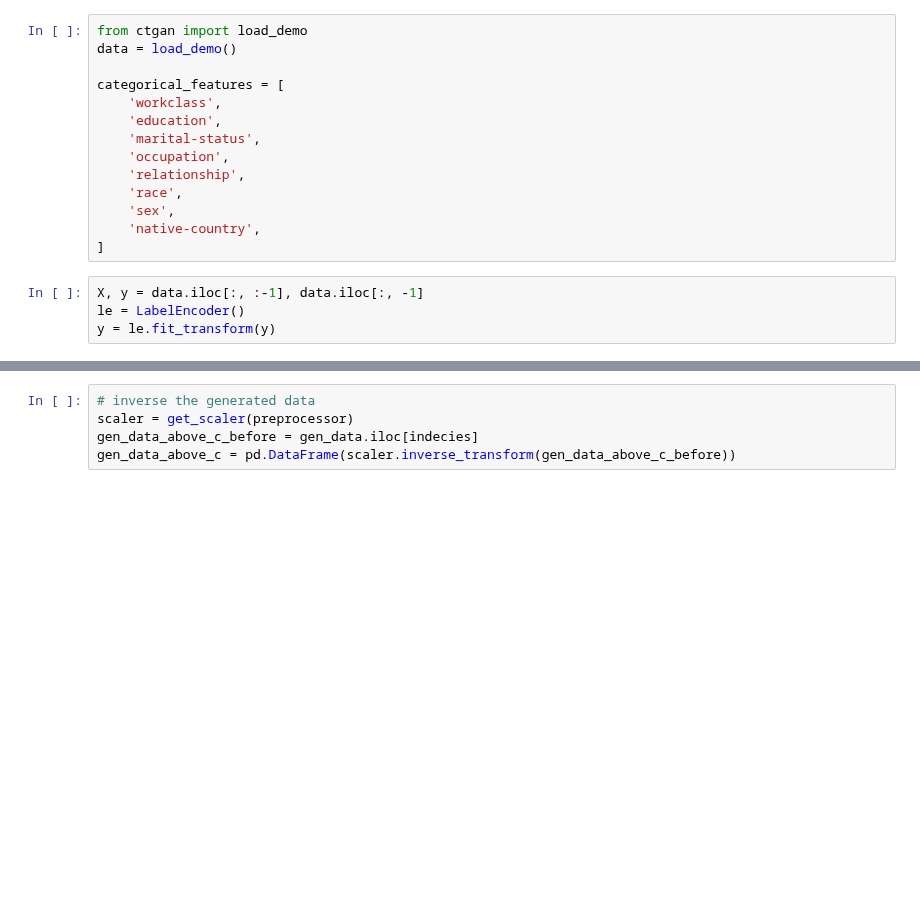
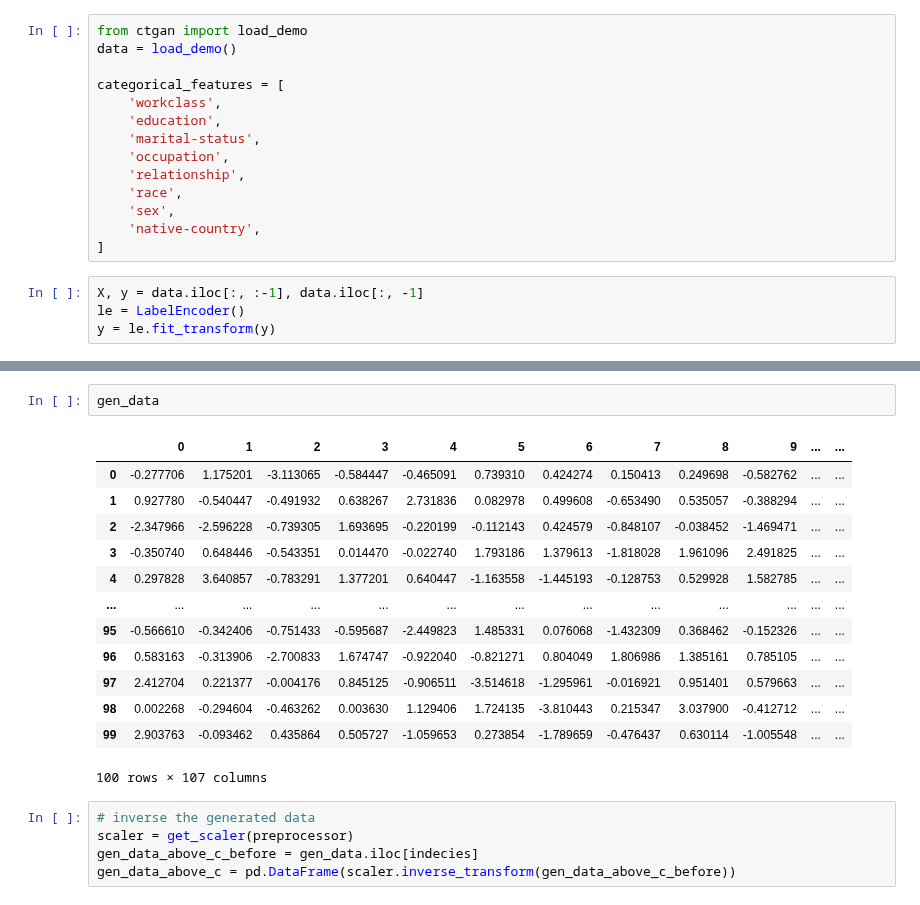
Before and after one commit to roye52371/CTGAN, a Jupyter notebook: Adult.ipynb, the cells around one changed output, grey strips where cells are left out. Cells and saved outputs as stored; diff of their text form; blank space fills up the shorter version.

```diff
--- a/Adult.ipynb
+++ b/Adult.ipynb
@@ -123,3 +118,19 @@ indecies = indecies if indecies.shape != () else [indecies] # avoide no shape ar
+# %%
+gen_data
+# %% [output]
+|  | 0 | 1 | 2 | 3 | 4 | 5 | 6 | 7 | 8 | 9 | ... | ... |
+| 0 | -0.277706 | 1.175201 | -3.113065 | -0.584447 | -0.465091 | 0.739310 | 0.424274 | 0.150413 | 0.249698 | -0.582762 | ... | ... |
+| 1 | 0.927780 | -0.540447 | -0.491932 | 0.638267 | 2.731836 | 0.082978 | 0.499608 | -0.653490 | 0.535057 | -0.388294 | ... | ... |
+| 2 | -2.347966 | -2.596228 | -0.739305 | 1.693695 | -0.220199 | -0.112143 | 0.424579 | -0.848107 | -0.038452 | -1.469471 | ... | ... |
+| 3 | -0.350740 | 0.648446 | -0.543351 | 0.014470 | -0.022740 | 1.793186 | 1.379613 | -1.818028 | 1.961096 | 2.491825 | ... | ... |
+| 4 | 0.297828 | 3.640857 | -0.783291 | 1.377201 | 0.640447 | -1.163558 | -1.445193 | -0.128753 | 0.529928 | 1.582785 | ... | ... |
+| ... | ... | ... | ... | ... | ... | ... | ... | ... | ... | ... | ... | ... |
+| 95 | -0.566610 | -0.342406 | -0.751433 | -0.595687 | -2.449823 | 1.485331 | 0.076068 | -1.432309 | 0.368462 | -0.152326 | ... | ... |
+| 96 | 0.583163 | -0.313906 | -2.700833 | 1.674747 | -0.922040 | -0.821271 | 0.804049 | 1.806986 | 1.385161 | 0.785105 | ... | ... |
+| 97 | 2.412704 | 0.221377 | -0.004176 | 0.845125 | -0.906511 | -3.514618 | -1.295961 | -0.016921 | 0.951401 | 0.579663 | ... | ... |
+| 98 | 0.002268 | -0.294604 | -0.463262 | 0.003630 | 1.129406 | 1.724135 | -3.810443 | 0.215347 | 3.037900 | -0.412712 | ... | ... |
+| 99 | 2.903763 | -0.093462 | 0.435864 | 0.505727 | -1.059653 | 0.273854 | -1.789659 | -0.476437 | 0.630114 | -1.005548 | ... | ... |
+100 rows × 107 columns
 # %%
 # inverse the generated data
 scaler = get_scaler(preprocessor)
```
Also changed, not shown: parts of 4 cells of this notebook.
